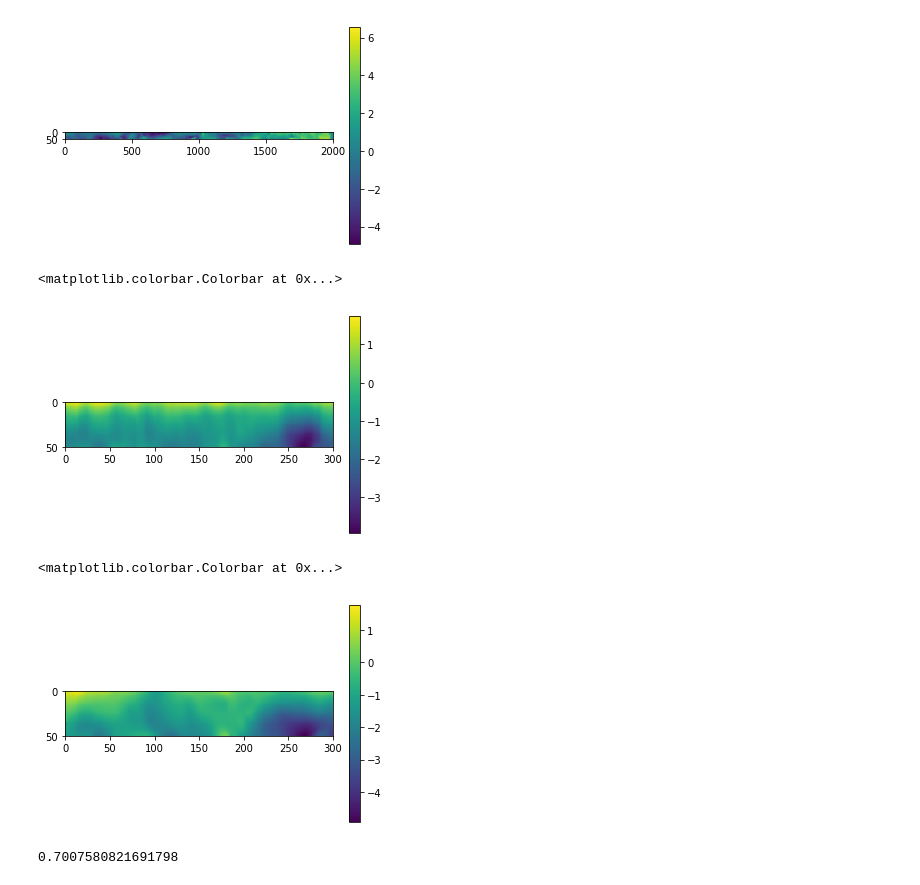
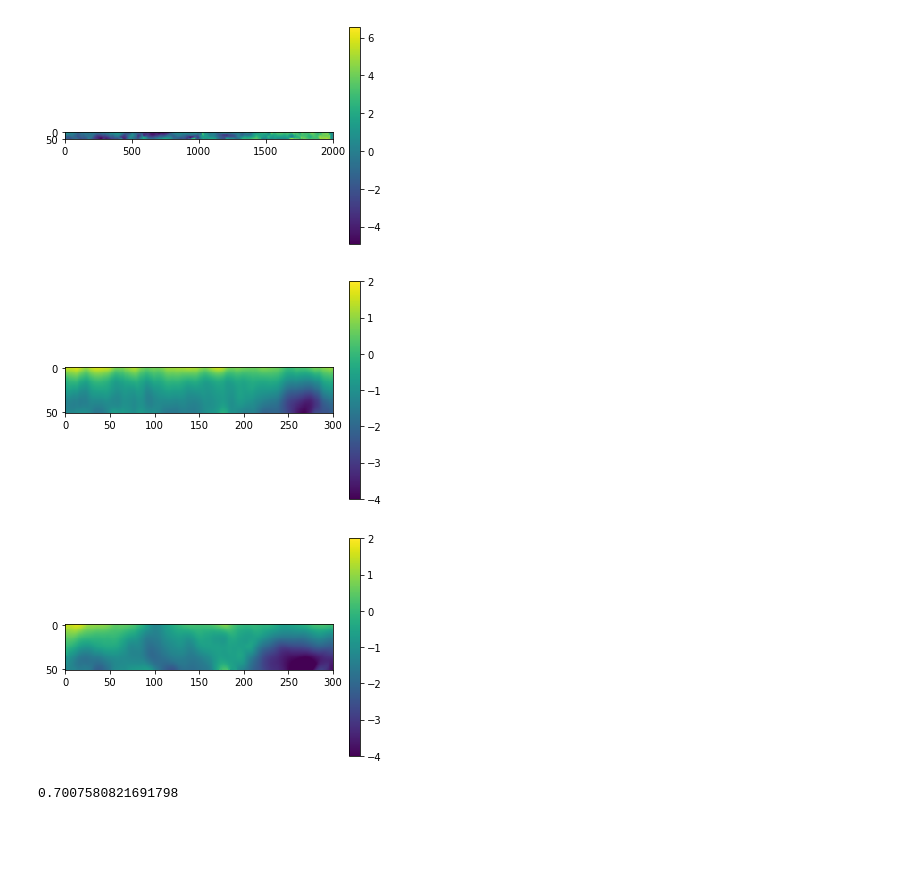
Before and after one commit to hojjatgh/Bayesian_DNN, a Jupyter notebook: American_river.ipynb, the cells around one changed output. Saved outputs shown, nothing was run; the diff lists cells and outputs as text; code cells hidden in the pictures; blank space fills up the shorter version.

```diff
--- a/American_river.ipynb
+++ b/American_river.ipynb
@@ -88,15 +89,15 @@ plt.colorbar()
 # %%
 plt.imshow(pred_river[:,:300])
 plt.colorbar()
+plt.clim([-4, 2])
 # %% [output]
-<matplotlib.colorbar.Colorbar at 0x...>
-[figure, old version]
+[figure, new version]
 # %%
 plt.imshow(prof_red[:,:300])
 plt.colorbar()
+plt.clim([-4, 2])
 # %% [output]
-<matplotlib.colorbar.Colorbar at 0x...>
-[figure, old version]
+[figure, new version]
 # %%
 from sklearn.metrics import mean_squared_error
 from math import sqrt
```
Also changed, not shown: parts of 1 cell of this notebook.
